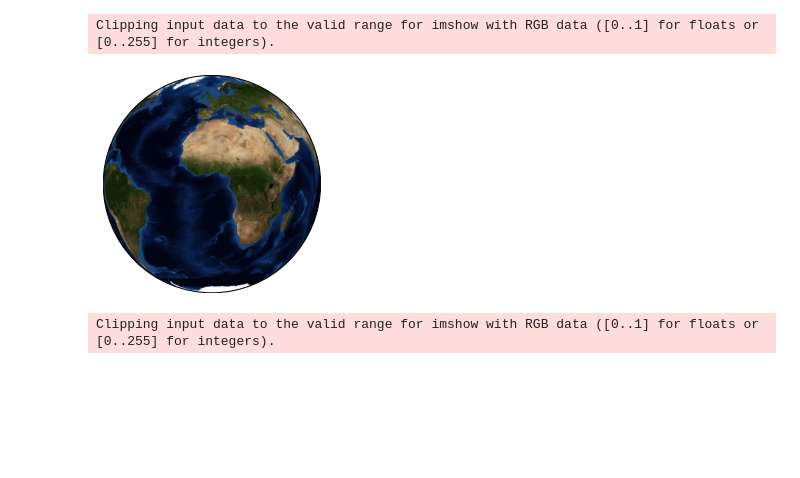
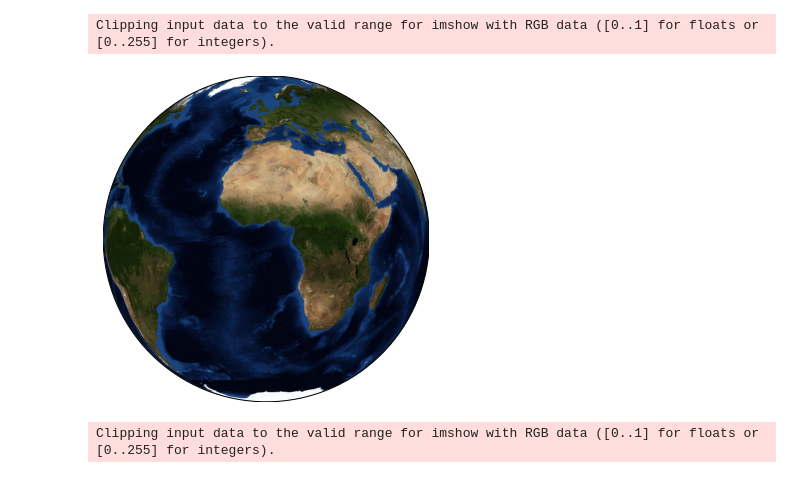
Before and after one commit to leeykuei/pyMarathon, a Jupyter notebook: homework/py_day24.ipynb, the cells around one changed output. Drawn from its saved outputs; the diff is of its cells as text; code cells hidden in the pictures; blank space fills up the shorter version.

```diff
--- a/homework/py_day24.ipynb
+++ b/homework/py_day24.ipynb
@@ -6,18 +6,18 @@ import numpy as np
 # %%
 # 創建基本地圖。
 # 當 "projection" 參數為“ortho"時，所得圖位地球儀截面
 #由此開始寫code
 #設定圖形大小
-plt.figure(figsize=(4,4))
+plt.figure(figsize=(6,6))
 #設定投影型態
 m = Basemap(projection = 'ortho', lat_0 = 0, lon_0 = 0)
 #設定圖形顏色, 選用NASA 寶石藍輸出
-m.bluemarble()
+m.bluemarble(scale=0.5)
 #秀圖
 plt.show()
 # %% [output]
 Clipping input data to the valid range for imshow with RGB data ([0..1] for floats or [0..255] for integers).
-[figure, old version]
+[figure, new version]
 # %%
 
 #由此開始寫code
```
Also changed, not shown: parts of 3 cells of this notebook.
